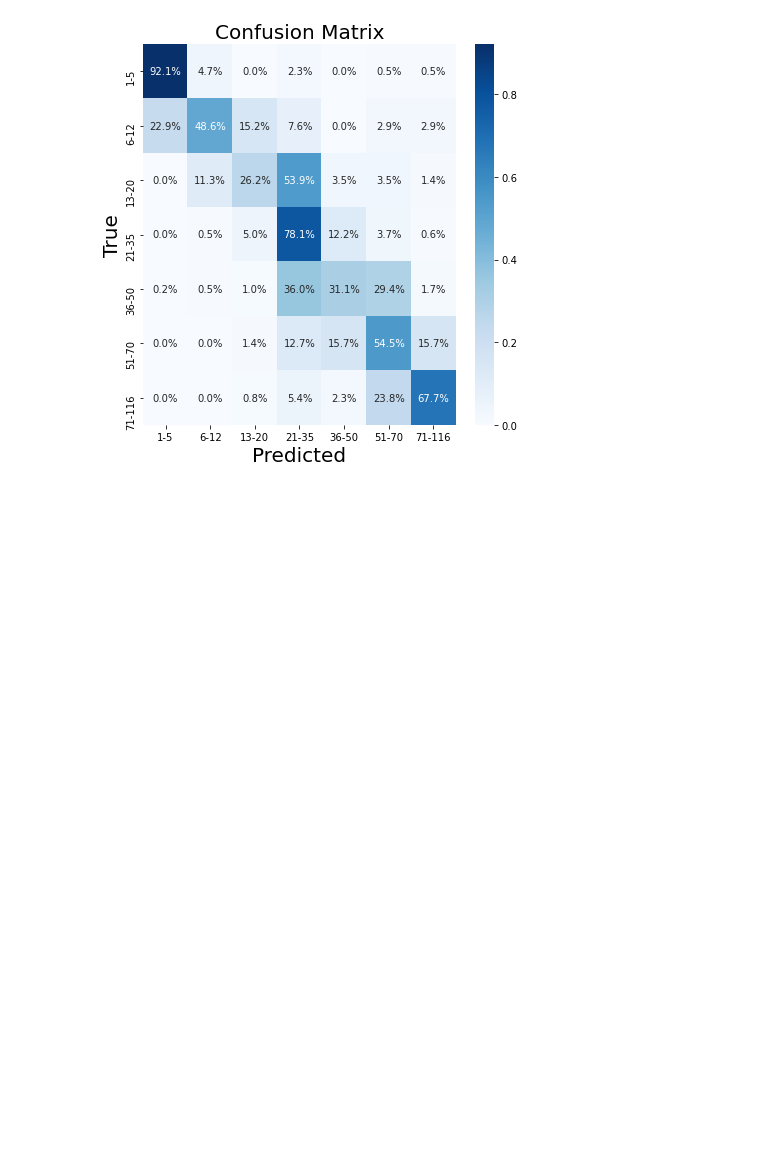
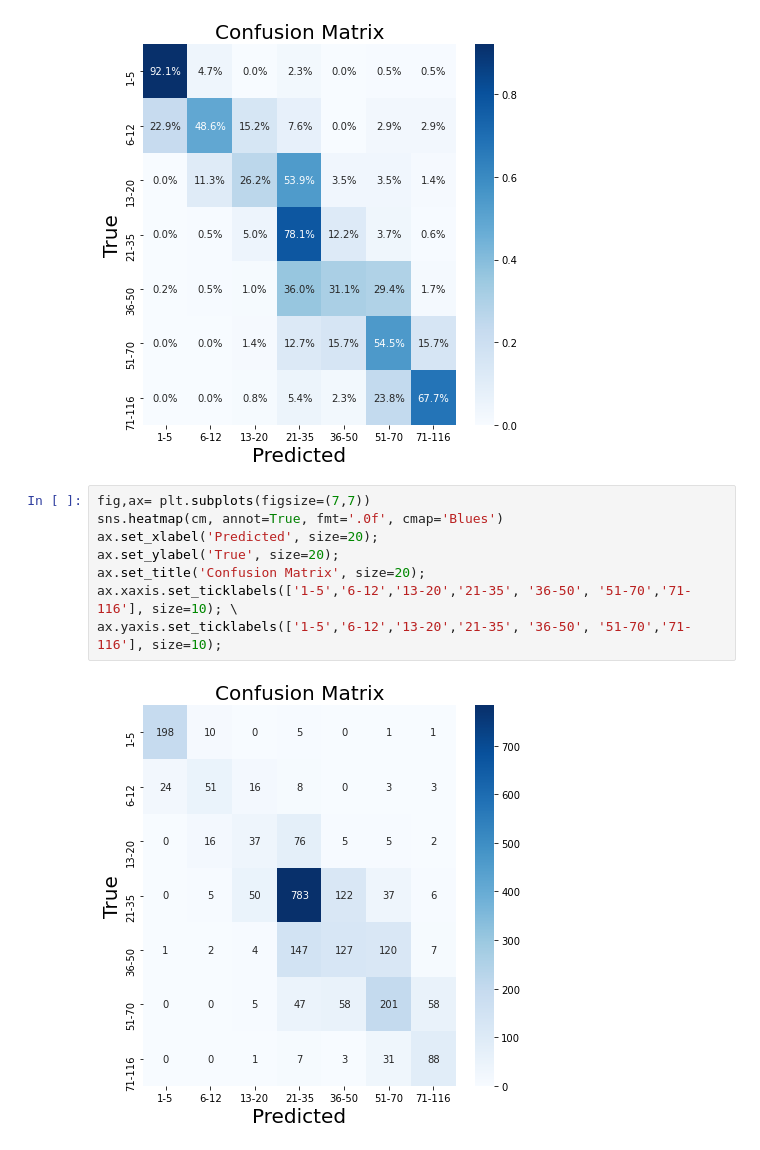
Before and after one commit to TranswapDEX/DeepLearning2021, a Jupyter notebook: DeepLearn2021TrVaTst1.ipynb, the cells around one changed output. Drawn from its saved outputs; the diff is of its cells as text; blank space fills up the shorter version.

```diff
--- a/DeepLearn2021TrVaTst1.ipynb
+++ b/DeepLearn2021TrVaTst1.ipynb
@@ -197,3 +197,13 @@ ax.xaxis.set_ticklabels(['1-5','6-12','13-20','21-35', '36-50', '51-70','71-116'
 ax.yaxis.set_ticklabels(['1-5','6-12','13-20','21-35', '36-50', '51-70','71-116'], size=10);
 # %% [output]
 [figure]
+# %%
+fig,ax= plt.subplots(figsize=(7,7))
+sns.heatmap(cm, annot=True, fmt='.0f', cmap='Blues')
+ax.set_xlabel('Predicted', size=20);
+ax.set_ylabel('True', size=20);
+ax.set_title('Confusion Matrix', size=20);
+ax.xaxis.set_ticklabels(['1-5','6-12','13-20','21-35', '36-50', '51-70','71-116'], size=10); \
+ax.yaxis.set_ticklabels(['1-5','6-12','13-20','21-35', '36-50', '51-70','71-116'], size=10);
+# %% [output]
+[figure, added]
```
